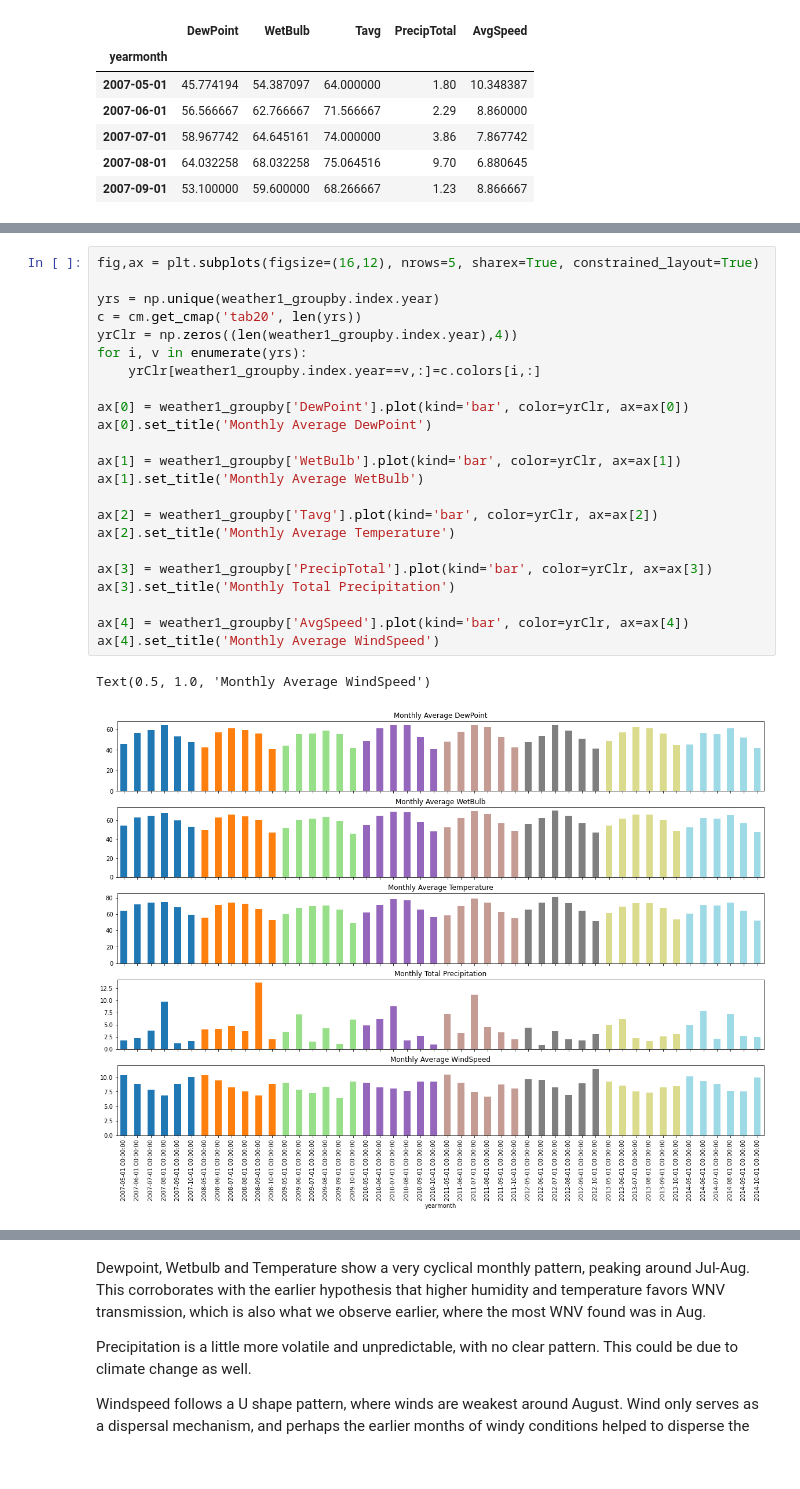
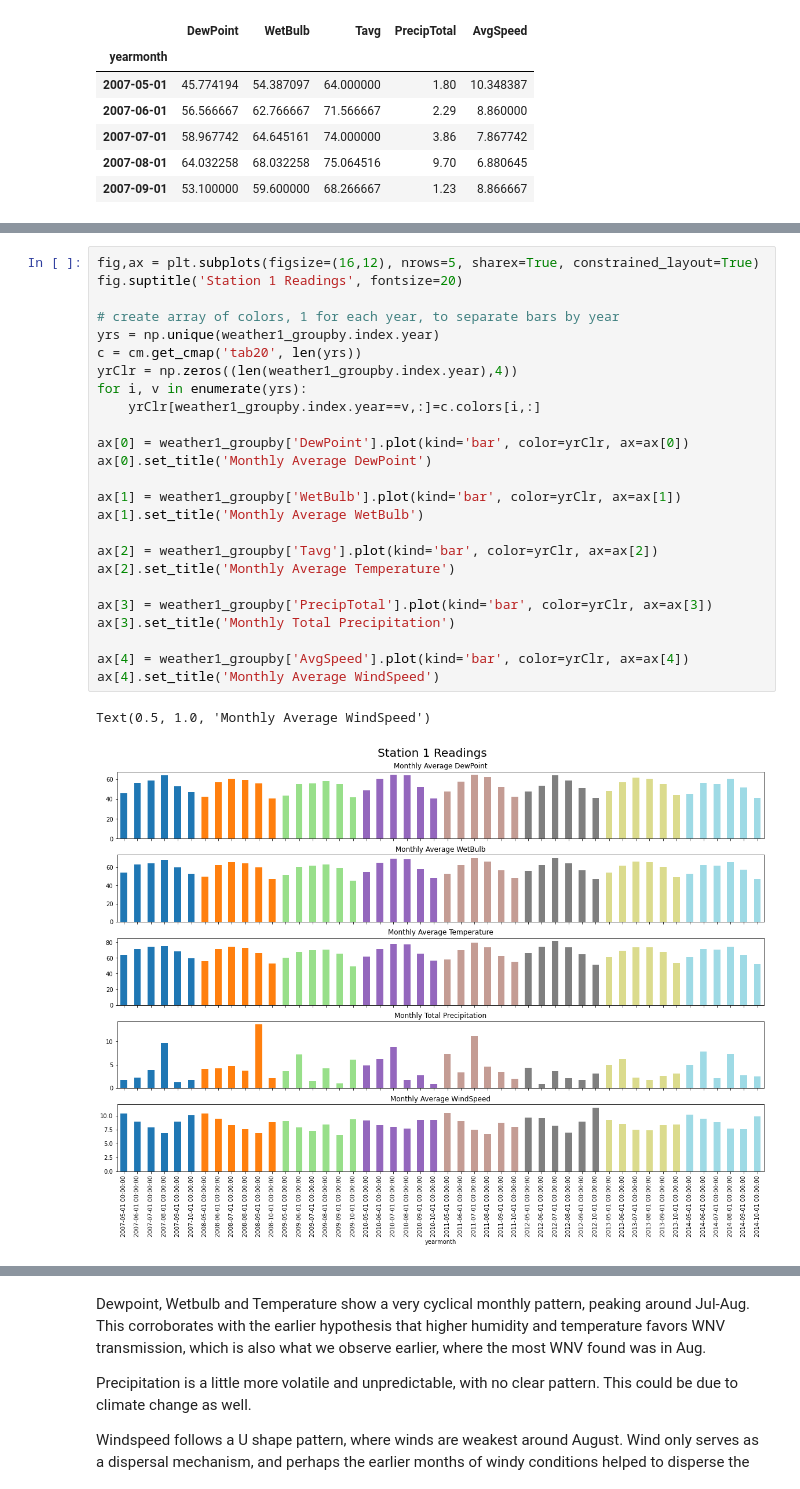
Before and after one commit to hongaik/PredictWestNileVirus, a Jupyter notebook: code/1_EDA.ipynb, the cells around one changed output, grey strips where cells are left out. Drawn from its saved outputs; the diff is of its cells as text.

```diff
--- a/code/1_EDA.ipynb
+++ b/code/1_EDA.ipynb
@@ -418,27 +467,29 @@ weather2_groupby.head()
 | 2007-09-01 | 53.000000 | 60.200000 | 69.566667 | 1.29 | 8.853333 |
 # %%
 fig,ax = plt.subplots(figsize=(16,12), nrows=5, sharex=True, constrained_layout=True)
+fig.suptitle('Station 1 Readings', fontsize=20)
 
+# create array of colors, 1 for each year, to separate bars by year
 yrs = np.unique(weather1_groupby.index.year)
 c = cm.get_cmap('tab20', len(yrs))
 yrClr = np.zeros((len(weather1_groupby.index.year),4))
 for i, v in enumerate(yrs):
     yrClr[weather1_groupby.index.year==v,:]=c.colors[i,:]
 
 ax[0] = weather1_groupby['DewPoint'].plot(kind='bar', color=yrClr, ax=ax[0])
 ax[0].set_title('Monthly Average DewPoint')
 
 ax[1] = weather1_groupby['WetBulb'].plot(kind='bar', color=yrClr, ax=ax[1])
 ax[1].set_title('Monthly Average WetBulb')
 
 ax[2] = weather1_groupby['Tavg'].plot(kind='bar', color=yrClr, ax=ax[2])
 ax[2].set_title('Monthly Average Temperature')
 
 ax[3] = weather1_groupby['PrecipTotal'].plot(kind='bar', color=yrClr, ax=ax[3])
 ax[3].set_title('Monthly Total Precipitation')
 
 ax[4] = weather1_groupby['AvgSpeed'].plot(kind='bar', color=yrClr, ax=ax[4])
 ax[4].set_title('Monthly Average WindSpeed')
 # %% [output]
 Text(0.5, 1.0, 'Monthly Average WindSpeed')
-[figure, old version]
+[figure, new version]
```
Also changed, not shown: parts of 36 cells of this notebook, 8 other files.
